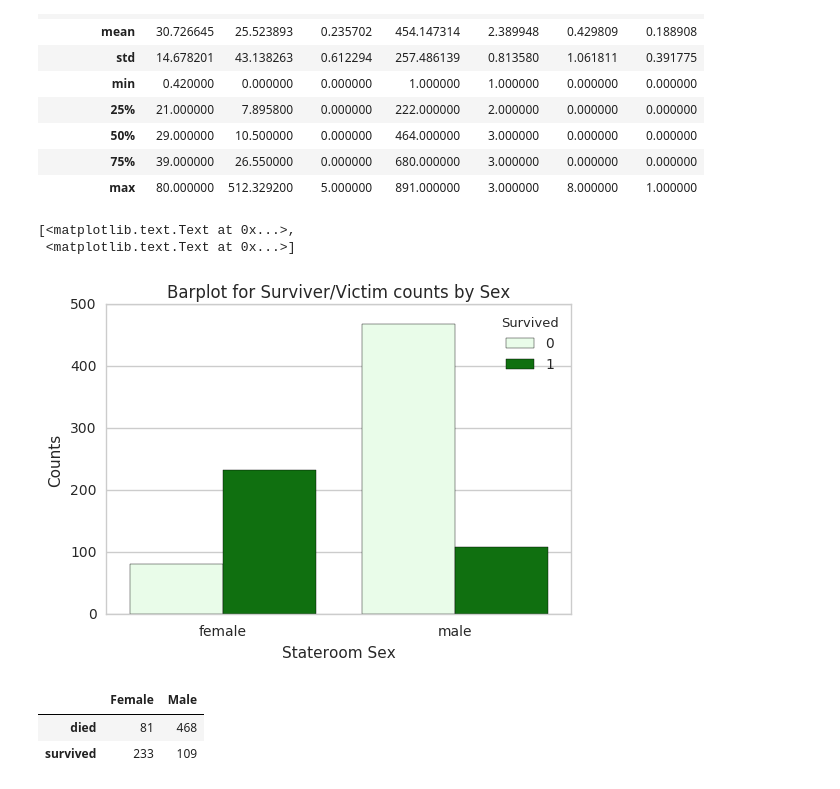
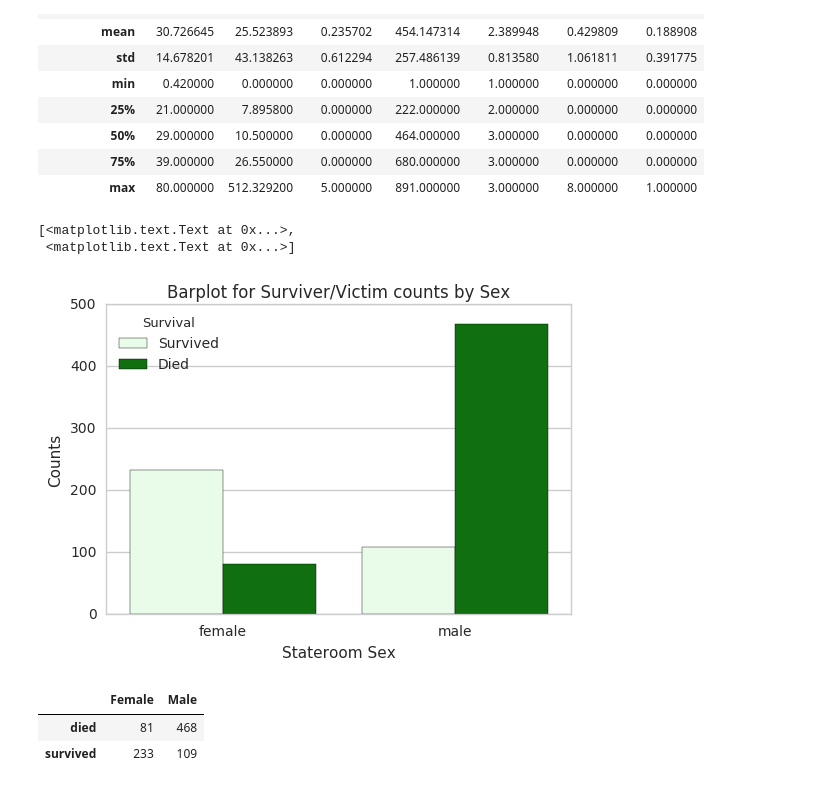
Before and after one commit to xiaosongz/UdacityDataAnalystNanodegree, a Jupyter notebook: P2InvestigateDataset/P2InvestigateDataset.ipynb, the cells around one changed output. Saved outputs shown, nothing was run; the diff lists cells and outputs as text; code cells hidden in the pictures.

Commit message:
Updated P2 project, fixed the mapping problem of Survival and Class code

```diff
--- a/P2InvestigateDataset/P2InvestigateDataset.ipynb
+++ b/P2InvestigateDataset/P2InvestigateDataset.ipynb
@@ -115,3 +115,12 @@ dtypes: float64(2), int64(5), object(5)
 memory usage: 83.6+ KB
 # %% [markdown]
 From the result of the `.info()` function, we can observe how the data are stored in the DataFrame, as well as which variables are having missing values. We have total of 891 rows of data entries, we have complete information in most fields but `Age, Embarked and Cabin` field. In the `Cabin` field we only have `204/891` non-null values. Besides the missing values within this dataset, we should also be aware that the [**Total number of people on board**](https://www.encyclopedia-titanica.org/titanic-passenger-list/) is **2224(1316 Passengers and 908 Crew)**. Thus, this dataset is not complete and the sampling method is unkown, which could be a concern if we want to generalize our findings to represent the entire population.
+# %%
+# Create Survival Label Column
+data['Survival'] = data.Survived.map({0 : 'Died', 1 : 'Survived'})
+data.Survival.head()
+# Create Pclass Label Column
+data['Class'] = data.Pclass.map({1 : 'First Class', 2 : 'Second Class', 3 : 'Third Class'})
+data.Class.head()
+# Create Embarked Labels Column
+data['Ports'] = data.Embarked.map({'C' : 'Cherbourg', 'Q' : 'Queenstown', 'S' : 'Southampton'})
@@ -230,13 +248,13 @@ data.groupby('Sex').describe()
 |  | max | 80.000000 | 512.329200 | 5.000000 | 891.000000 | 3.000000 | 8.000000 | 1.000000 |
 # %%
 ##describe the dataset by give out the visualized summaries for each field group by survivors and victims.
-SurviveBySex = sns.countplot(x="Sex", hue="Survived", color ='Green',data=data.sort_values(by="Sex"))
+SurviveBySex = sns.countplot(x="Sex", hue="Survival", color ='Green',data=data.sort_values(by="Sex"))
 SurviveBySex.set_title('Barplot for Surviver/Victim counts by Sex')
 SurviveBySex.set(xlabel='Stateroom Sex', ylabel='Counts')
 # %% [output]
 [<matplotlib.text.Text at 0x...>,
  <matplotlib.text.Text at 0x...>]
-[figure, old version]
+[figure, new version]
 # %%
 # Table of survival vs passenger sex
 survived_sex = pd.crosstab(index=data["Survived"],
```
Also changed, not shown: parts of 3 cells of this notebook, 1 other file.
